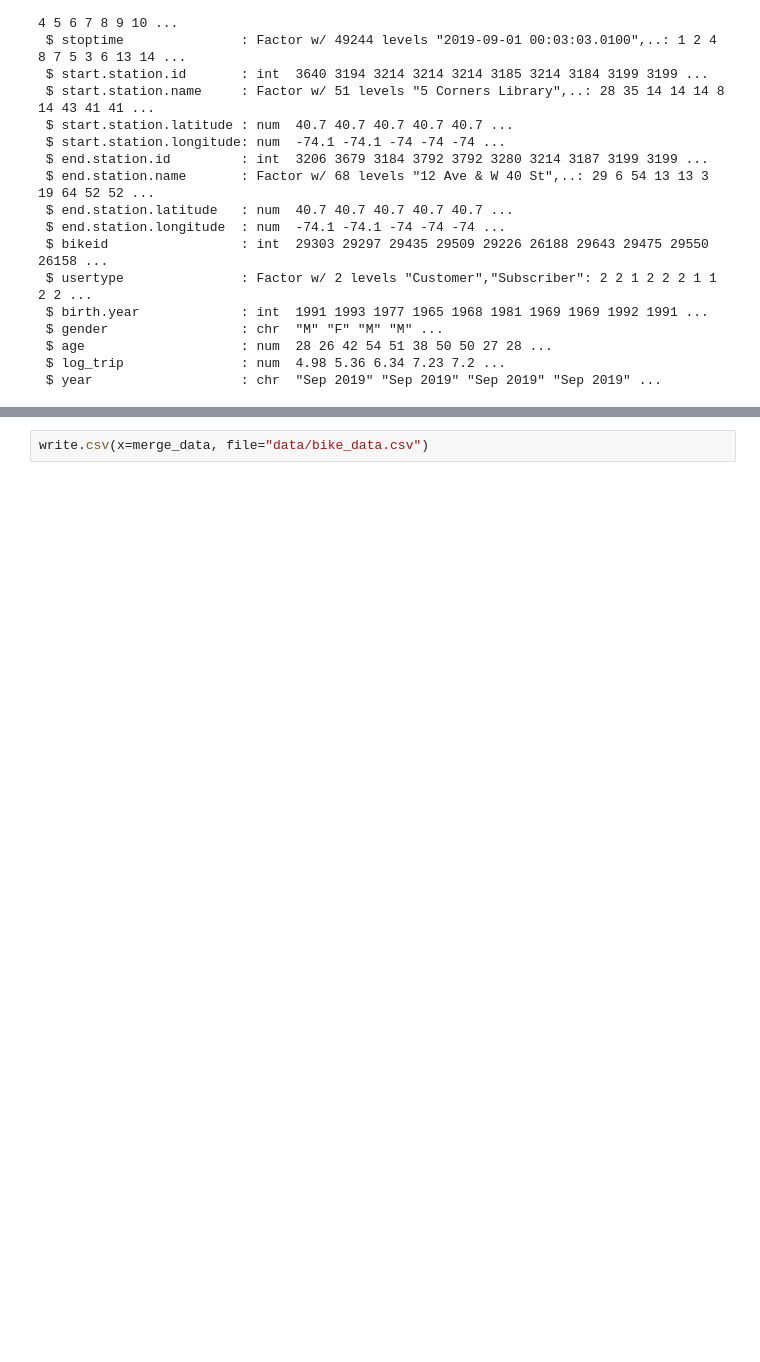
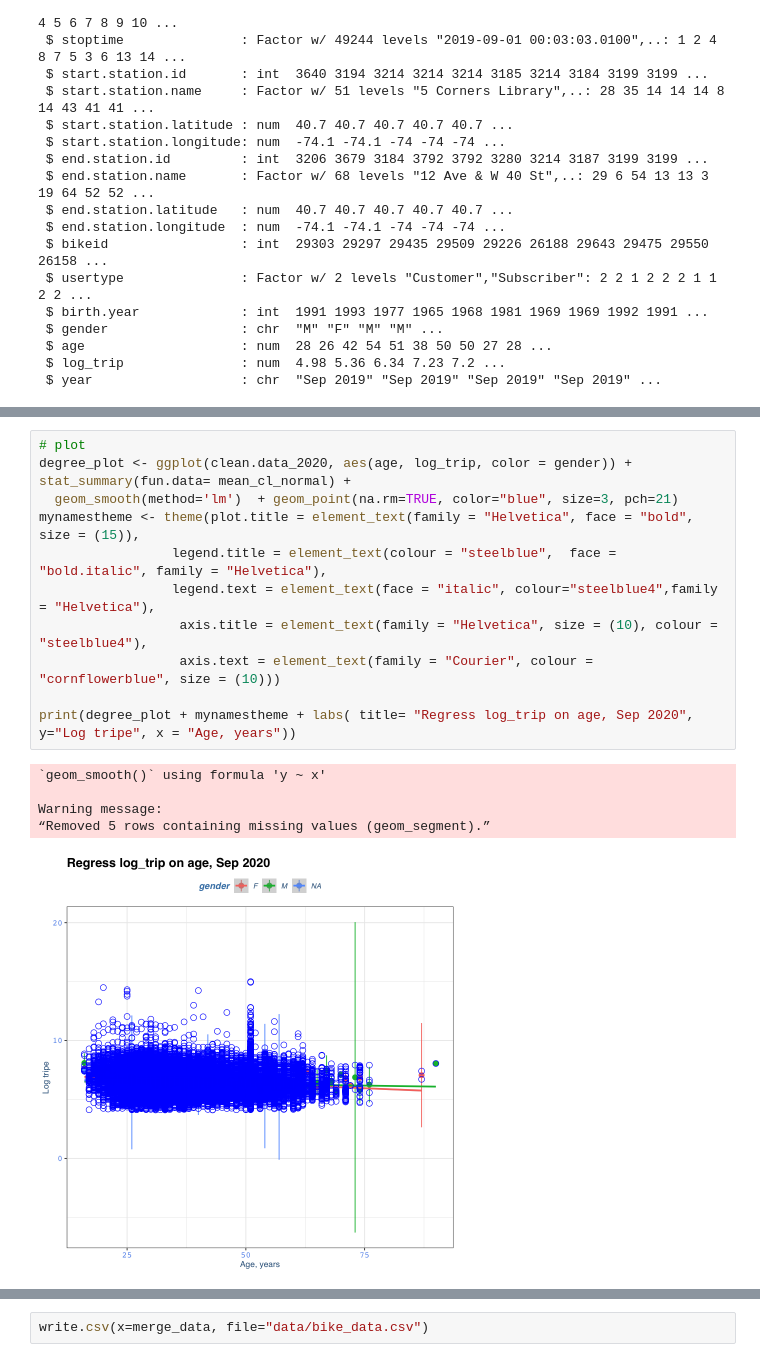
Before and after one commit to OlegRyzhkov2020/city_bike_analytics, a Jupyter notebook: bikeData_etl.ipynb, the cells around one changed output, grey strips where cells are left out. Saved outputs shown, nothing was run; the diff lists cells and outputs as text; blank space fills up the shorter version.

```diff
--- a/bikeData_etl.ipynb
+++ b/bikeData_etl.ipynb
@@ -238,0 +220,17 @@ str(clean.data_2019)
+# %%
+# plot
+degree_plot <- ggplot(clean.data_2020, aes(age, log_trip, color = gender)) + stat_summary(fun.data= mean_cl_normal) +
+  geom_smooth(method='lm')  + geom_point(na.rm=TRUE, color="blue", size=3, pch=21)
+mynamestheme <- theme(plot.title = element_text(family = "Helvetica", face = "bold", size = (15)),
+                 legend.title = element_text(colour = "steelblue",  face = "bold.italic", family = "Helvetica"),
+                 legend.text = element_text(face = "italic", colour="steelblue4",family = "Helvetica"),
+                  axis.title = element_text(family = "Helvetica", size = (10), colour = "steelblue4"),
+                  axis.text = element_text(family = "Courier", colour = "cornflowerblue", size = (10)))
+
+print(degree_plot + mynamestheme + labs( title= "Regress log_trip on age, Sep 2020", y="Log tripe", x = "Age, years"))
+# %% [output]
+`geom_smooth()` using formula 'y ~ x'
+
+Warning message:
+“Removed 5 rows containing missing values (geom_segment).”
+[figure, added]
```
Also changed, not shown: parts of 23 cells of this notebook, 10 other files.
